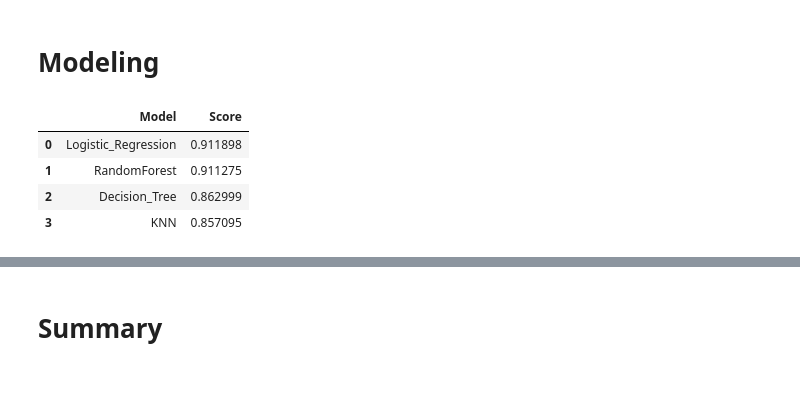
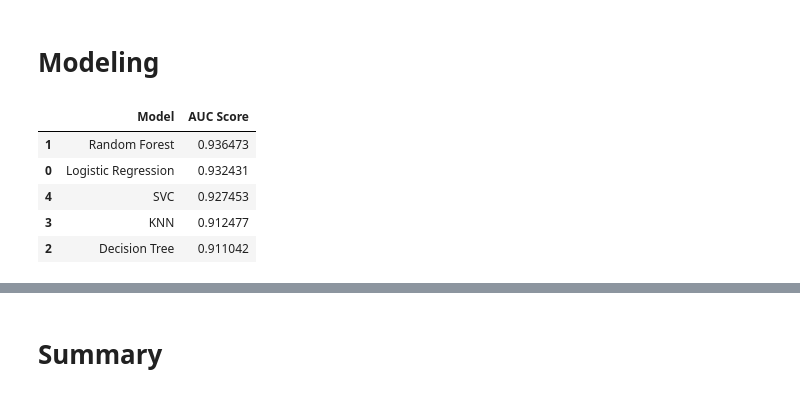
Before and after one commit to LaiVietAnh/Diabetes-Health-Indicators, a Jupyter notebook: diabetes.ipynb, the cells around one changed output, grey strips where cells are left out. Drawn from its saved outputs; the diff is of its cells as text; code cells hidden in the pictures.

```diff
--- a/diabetes.ipynb
+++ b/diabetes.ipynb
@@ -191,5 +243,8 @@ y_sm.shape , x_sm.shape
+# %%
+X = df_features[high_score_features]
+y = df_target
 # %%
-X_train , X_test , y_train , y_test = train_test_split(x_sm, y_sm, test_size=0.2 , random_state=42)
+X_train , X_test , y_train , y_test = train_test_split(X, y, test_size=0.3)
 # %% [markdown]
 # Data Scalling
 # %%
@@ -207,9 +262,10 @@ algos = [
         RandomForestClassifier(max_depth=5,n_estimators=1000, class_weight='balanced'),
         DecisionTreeClassifier(max_depth=5),
         KNeighborsClassifier(n_neighbors= 6),
+        SVC(kernel='rbf', C=1.,probability=True)
        ]
 
-names = ['Logistic_Regression','RandomForest','Decision_Tree','KNN']
+names = ['Logistic Regression','Random Forest','Decision Tree','KNN','SVC']
 roc_list = []
 pred_list = []
 # %%
@@ -222,13 +278,14 @@ for model in tqdm(algos):
     score = roc_auc_score(y_test,y_pred)
     roc_list.append(score)
 # %%
-evaluation = pd.DataFrame({'Model': names,'Score': roc_list})
+evaluation = pd.DataFrame({'Model': names,'AUC Score': roc_list})
 # %%
-evaluation = evaluation.sort_values(by='Score', ascending=False)
+evaluation = evaluation.sort_values(by='AUC Score', ascending=False)
 evaluation
 # %% [output]
-|  | Model | Score |
-| 0 | Logistic_Regression | 0.911898 |
-| 1 | RandomForest | 0.911275 |
-| 2 | Decision_Tree | 0.862999 |
-| 3 | KNN | 0.857095 |
+|  | Model | AUC Score |
+| 1 | Random Forest | 0.936473 |
+| 0 | Logistic Regression | 0.932431 |
+| 4 | SVC | 0.927453 |
+| 3 | KNN | 0.912477 |
+| 2 | Decision Tree | 0.911042 |
```
Also changed, not shown: parts of 56 cells of this notebook.
